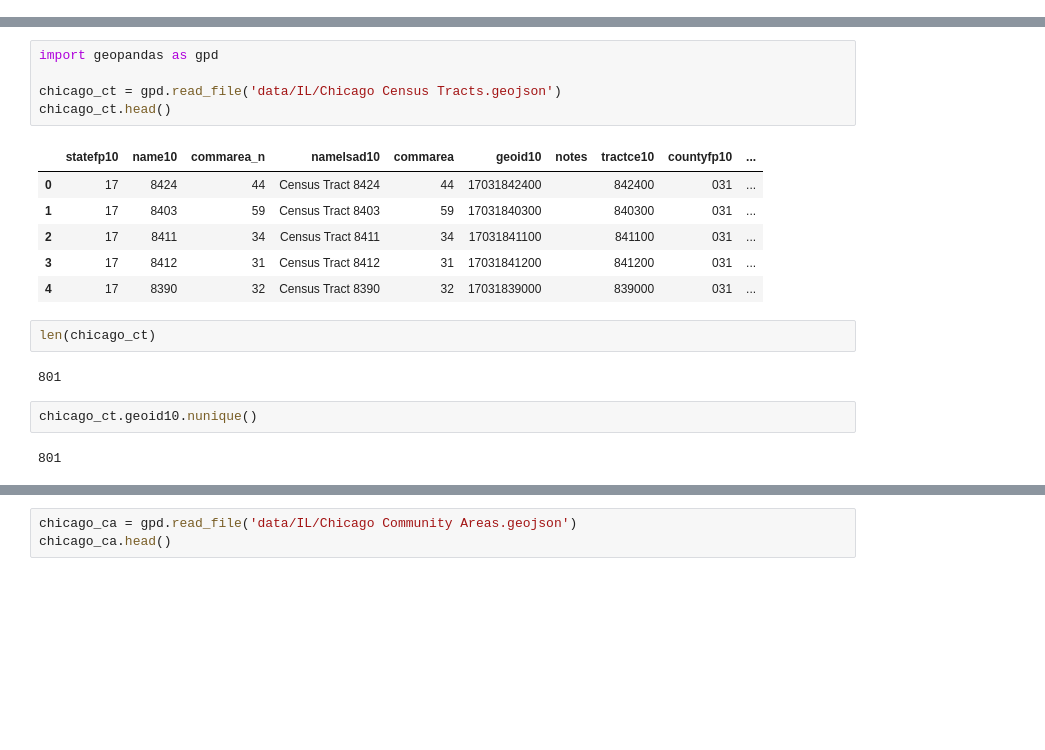
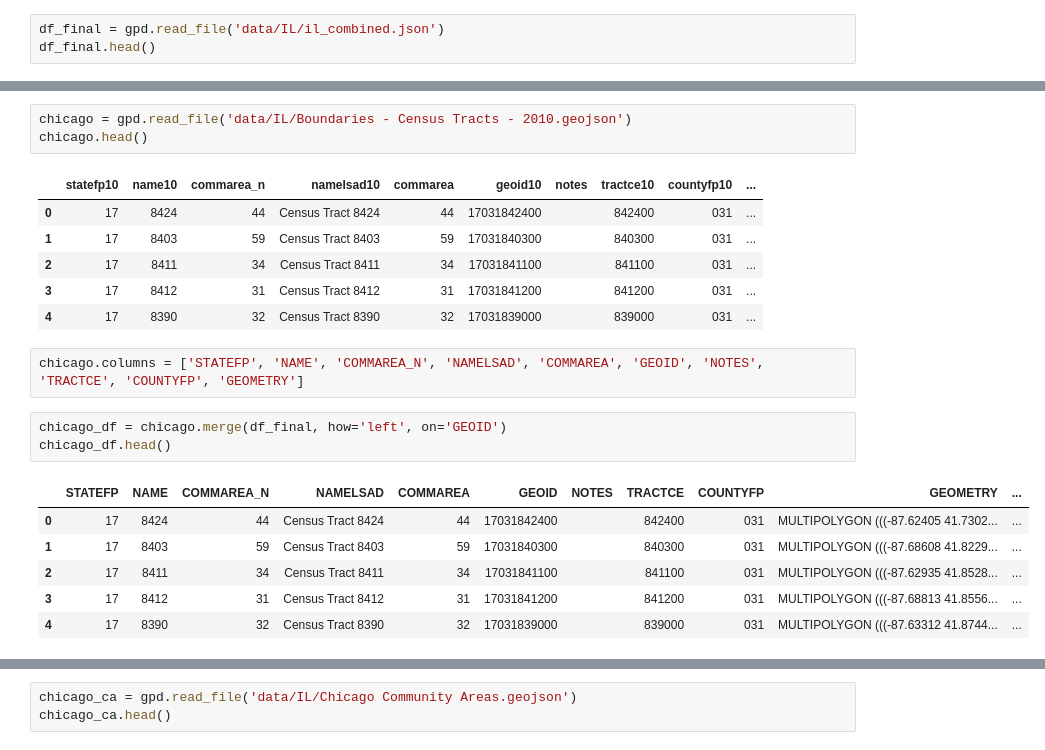
Before and after one commit to datascisteven/DataKind-CDAC-Project, a Jupyter notebook: tableau.ipynb, the cells around one changed output, grey strips where cells are left out. Cells and saved outputs as stored; diff of their text form; blank space fills up the shorter version.

Commit message:
updating Tableau visualizations and code

```diff
--- a/tableau.ipynb
+++ b/tableau.ipynb
@@ -196,0 +140,3 @@ memory usage: 422.7+ KB
+# %%
+df_final = gpd.read_file('data/IL/il_combined.json')
+df_final.head()
@@ -197,8 +150,6 @@ memory usage: 422.7+ KB
 # %%
-import geopandas as gpd
-
-chicago_ct = gpd.read_file('data/IL/Chicago Census Tracts.geojson')
-chicago_ct.head()
+chicago = gpd.read_file('data/IL/Boundaries - Census Tracts - 2010.geojson')
+chicago.head()
 # %% [output]
 |  | statefp10 | name10 | commarea_n | namelsad10 | commarea | geoid10 | notes | tractce10 | countyfp10 | ... |
 | 0 | 17 | 8424 | 44 | Census Tract 8424 | 44 | 17031842400 |  | 842400 | 031 | ... |
@@ -206,11 +157,15 @@ chicago_ct.head()
 | 2 | 17 | 8411 | 34 | Census Tract 8411 | 34 | 17031841100 |  | 841100 | 031 | ... |
 | 3 | 17 | 8412 | 31 | Census Tract 8412 | 31 | 17031841200 |  | 841200 | 031 | ... |
 | 4 | 17 | 8390 | 32 | Census Tract 8390 | 32 | 17031839000 |  | 839000 | 031 | ... |
-# %%
-len(chicago_ct)
-# %% [output]
-801
-# %%
-chicago_ct.geoid10.nunique()
-# %% [output]
-801
+# %%
+chicago.columns = ['STATEFP', 'NAME', 'COMMAREA_N', 'NAMELSAD', 'COMMAREA', 'GEOID', 'NOTES', 'TRACTCE', 'COUNTYFP', 'GEOMETRY']
+# %%
+chicago_df = chicago.merge(df_final, how='left', on='GEOID')
+chicago_df.head()
+# %% [output]
+|  | STATEFP | NAME | COMMAREA_N | NAMELSAD | COMMAREA | GEOID | NOTES | TRACTCE | COUNTYFP | GEOMETRY | ... |
+| 0 | 17 | 8424 | 44 | Census Tract 8424 | 44 | 17031842400 |  | 842400 | 031 | MULTIPOLYGON (((-87.62405 41.7302... | ... |
+| 1 | 17 | 8403 | 59 | Census Tract 8403 | 59 | 17031840300 |  | 840300 | 031 | MULTIPOLYGON (((-87.68608 41.8229... | ... |
+| 2 | 17 | 8411 | 34 | Census Tract 8411 | 34 | 17031841100 |  | 841100 | 031 | MULTIPOLYGON (((-87.62935 41.8528... | ... |
+| 3 | 17 | 8412 | 31 | Census Tract 8412 | 31 | 17031841200 |  | 841200 | 031 | MULTIPOLYGON (((-87.68813 41.8556... | ... |
+| 4 | 17 | 8390 | 32 | Census Tract 8390 | 32 | 17031839000 |  | 839000 | 031 | MULTIPOLYGON (((-87.63312 41.8744... | ... |
```
Also changed, not shown: parts of 26 cells of this notebook, 7 other files.
